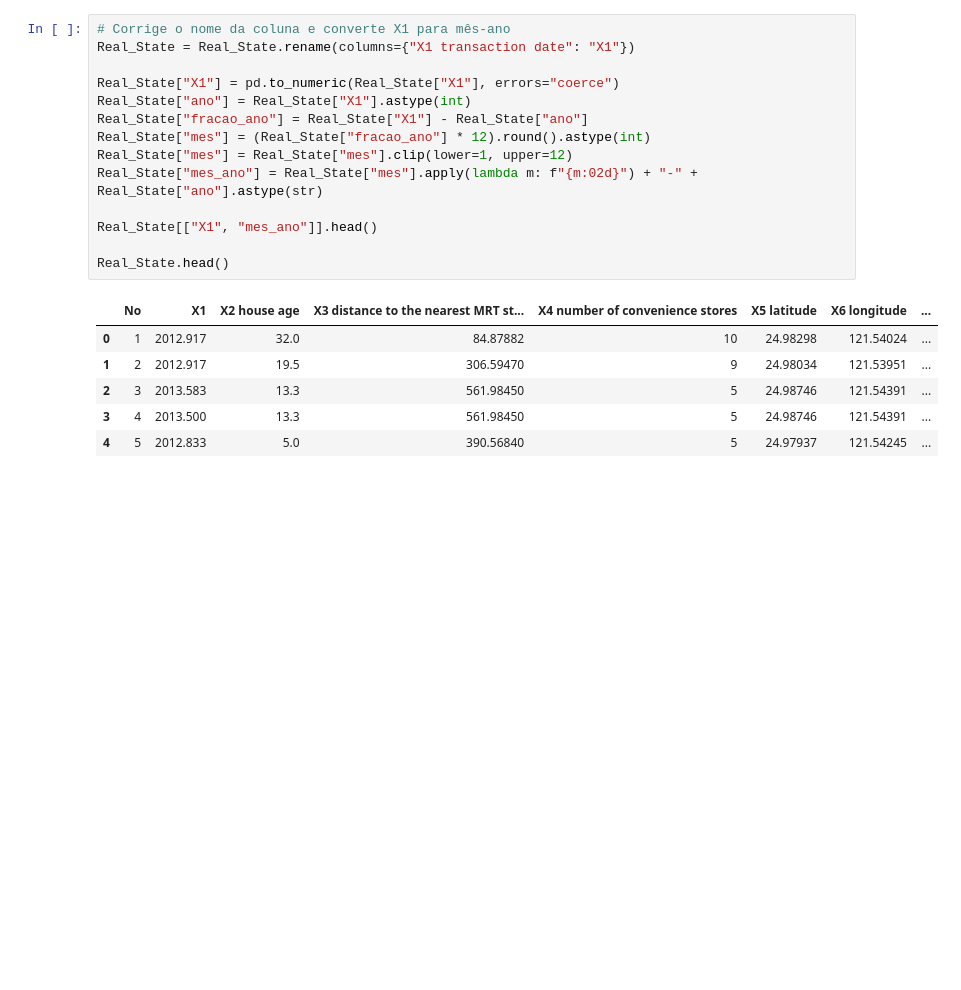
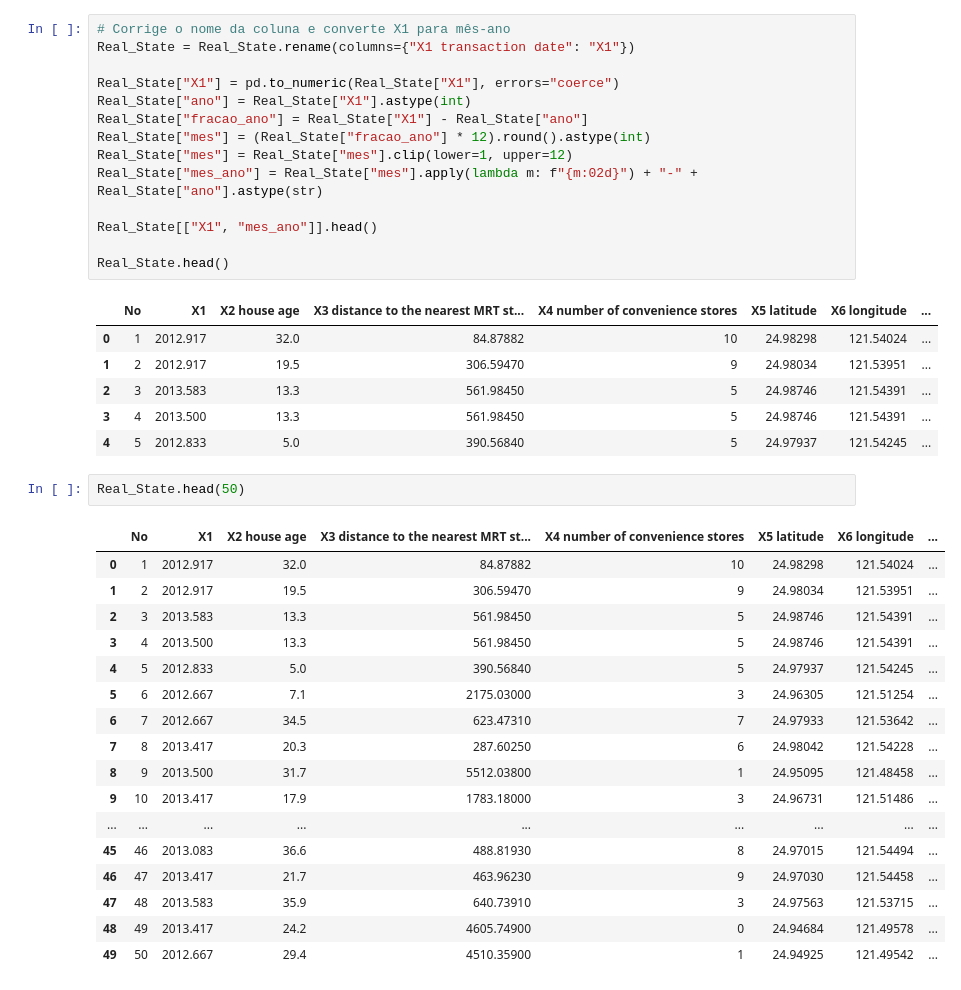
Before and after one commit to fabiojangelni/Projeto_turma_1715, a Jupyter notebook: projeto.ipynb, the cells around one changed output. Cells and saved outputs as stored; diff of their text form; blank space fills up the shorter version.

```diff
--- a/projeto.ipynb
+++ b/projeto.ipynb
@@ -63,3 +63,23 @@ Real_State.head()
 | 2 | 3 | 2013.583 | 13.3 | 561.98450 | 5 | 24.98746 | 121.54391 | ... |
 | 3 | 4 | 2013.500 | 13.3 | 561.98450 | 5 | 24.98746 | 121.54391 | ... |
 | 4 | 5 | 2012.833 | 5.0 | 390.56840 | 5 | 24.97937 | 121.54245 | ... |
+# %%
+Real_State.head(50)
+# %% [output]
+|  | No | X1 | X2 house age | X3 distance to the nearest MRT st... | X4 number of convenience stores | X5 latitude | X6 longitude | ... |
+| 0 | 1 | 2012.917 | 32.0 | 84.87882 | 10 | 24.98298 | 121.54024 | ... |
+| 1 | 2 | 2012.917 | 19.5 | 306.59470 | 9 | 24.98034 | 121.53951 | ... |
+| 2 | 3 | 2013.583 | 13.3 | 561.98450 | 5 | 24.98746 | 121.54391 | ... |
+| 3 | 4 | 2013.500 | 13.3 | 561.98450 | 5 | 24.98746 | 121.54391 | ... |
+| 4 | 5 | 2012.833 | 5.0 | 390.56840 | 5 | 24.97937 | 121.54245 | ... |
+| 5 | 6 | 2012.667 | 7.1 | 2175.03000 | 3 | 24.96305 | 121.51254 | ... |
+| 6 | 7 | 2012.667 | 34.5 | 623.47310 | 7 | 24.97933 | 121.53642 | ... |
+| 7 | 8 | 2013.417 | 20.3 | 287.60250 | 6 | 24.98042 | 121.54228 | ... |
+| 8 | 9 | 2013.500 | 31.7 | 5512.03800 | 1 | 24.95095 | 121.48458 | ... |
+| 9 | 10 | 2013.417 | 17.9 | 1783.18000 | 3 | 24.96731 | 121.51486 | ... |
+| ... | ... | ... | ... | ... | ... | ... | ... | ... |
+| 45 | 46 | 2013.083 | 36.6 | 488.81930 | 8 | 24.97015 | 121.54494 | ... |
+| 46 | 47 | 2013.417 | 21.7 | 463.96230 | 9 | 24.97030 | 121.54458 | ... |
+| 47 | 48 | 2013.583 | 35.9 | 640.73910 | 3 | 24.97563 | 121.53715 | ... |
+| 48 | 49 | 2013.417 | 24.2 | 4605.74900 | 0 | 24.94684 | 121.49578 | ... |
+| 49 | 50 | 2012.667 | 29.4 | 4510.35900 | 1 | 24.94925 | 121.49542 | ... |
```
